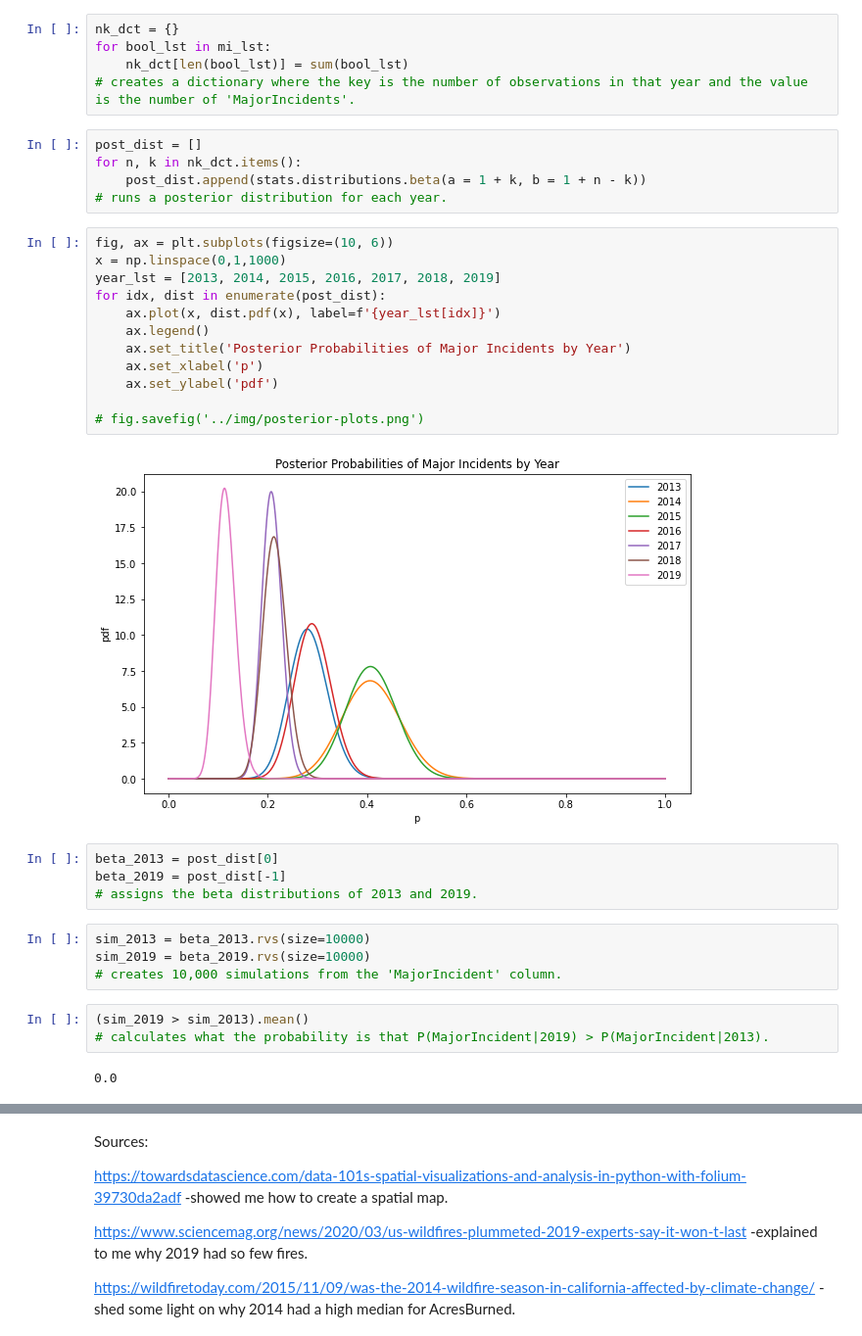
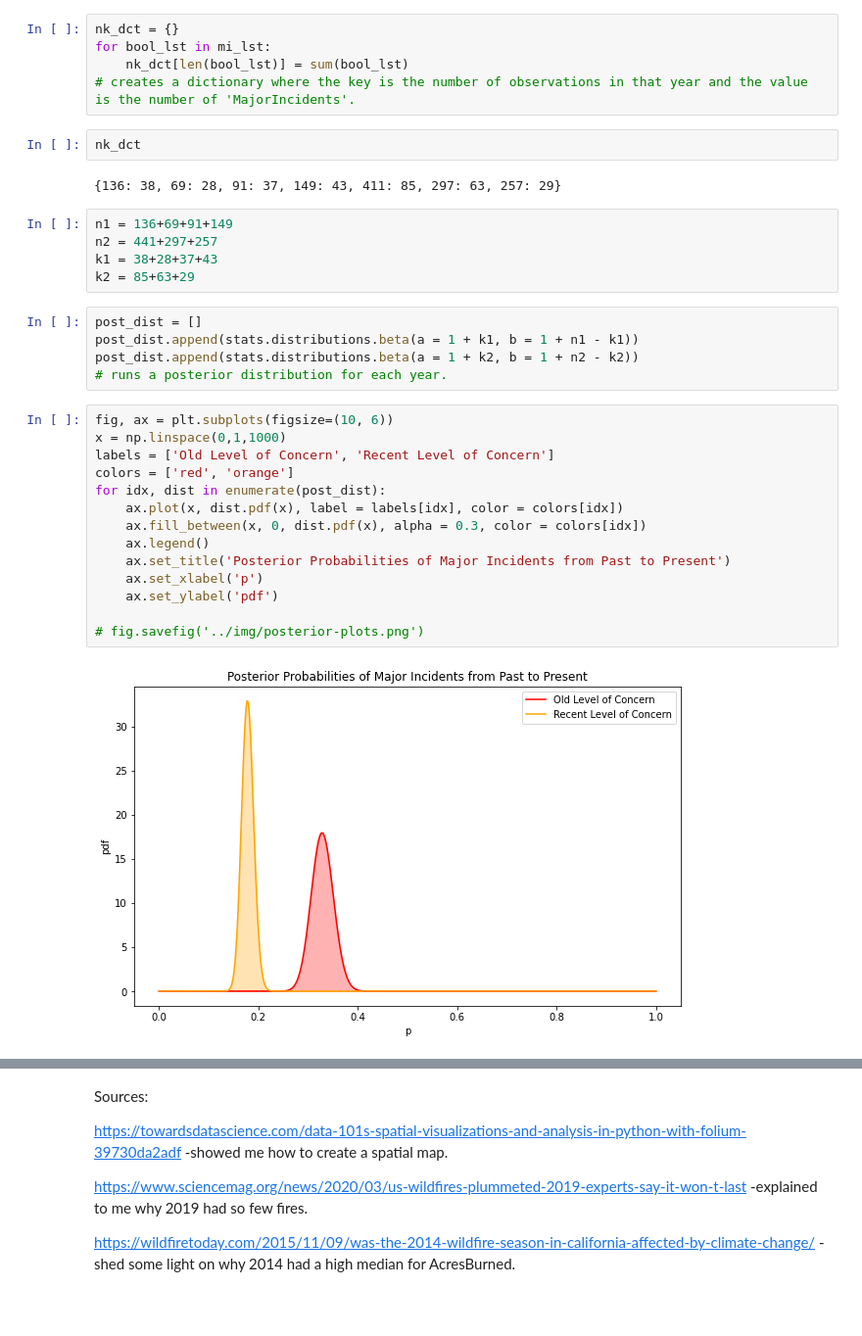
Before and after one commit to kaciewebster/ca-fire-incidents, a Jupyter notebook: src/eda.ipynb, the cells around one changed output, grey strips where cells are left out. Shown at 98% size. Saved outputs shown, nothing was run; the diff lists cells and outputs as text; blank space fills up the shorter version.

```diff
--- a/src/eda.ipynb
+++ b/src/eda.ipynb
@@ -236,35 +236,33 @@ nk_dct = {}
 for bool_lst in mi_lst:
     nk_dct[len(bool_lst)] = sum(bool_lst)
 # creates a dictionary where the key is the number of observations in that year and the value is the number of 'MajorIncidents'.
+# %%
+nk_dct
+# %% [output]
+{136: 38, 69: 28, 91: 37, 149: 43, 411: 85, 297: 63, 257: 29}
+# %%
+n1 = 136+69+91+149
+n2 = 441+297+257
+k1 = 38+28+37+43
+k2 = 85+63+29
 # %%
 post_dist = []
-for n, k in nk_dct.items():
-    post_dist.append(stats.distributions.beta(a = 1 + k, b = 1 + n - k))
+post_dist.append(stats.distributions.beta(a = 1 + k1, b = 1 + n1 - k1))
+post_dist.append(stats.distributions.beta(a = 1 + k2, b = 1 + n2 - k2))
 # runs a posterior distribution for each year.
 # %%
 fig, ax = plt.subplots(figsize=(10, 6))
 x = np.linspace(0,1,1000)
-year_lst = [2013, 2014, 2015, 2016, 2017, 2018, 2019]
+labels = ['Old Level of Concern', 'Recent Level of Concern']
+colors = ['red', 'orange']
 for idx, dist in enumerate(post_dist):
-    ax.plot(x, dist.pdf(x), label=f'{year_lst[idx]}')
+    ax.plot(x, dist.pdf(x), label = labels[idx], color = colors[idx])
+    ax.fill_between(x, 0, dist.pdf(x), alpha = 0.3, color = colors[idx])
     ax.legend()
-    ax.set_title('Posterior Probabilities of Major Incidents by Year')
+    ax.set_title('Posterior Probabilities of Major Incidents from Past to Present')
     ax.set_xlabel('p')
     ax.set_ylabel('pdf')
 
 # fig.savefig('../img/posterior-plots.png')
 # %% [output]
-[figure, old version]
+[figure, new version]
-# %%
-beta_2013 = post_dist[0]
-beta_2019 = post_dist[-1]
-# assigns the beta distributions of 2013 and 2019.
-# %%
-sim_2013 = beta_2013.rvs(size=10000)
-sim_2019 = beta_2019.rvs(size=10000)
-# creates 10,000 simulations from the 'MajorIncident' column.
-# %%
-(sim_2019 > sim_2013).mean()
-# calculates what the probability is that P(MajorIncident|2019) > P(MajorIncident|2013).
-# %% [output]
-0.0
```
Also changed, not shown: parts of 4 cells of this notebook.
